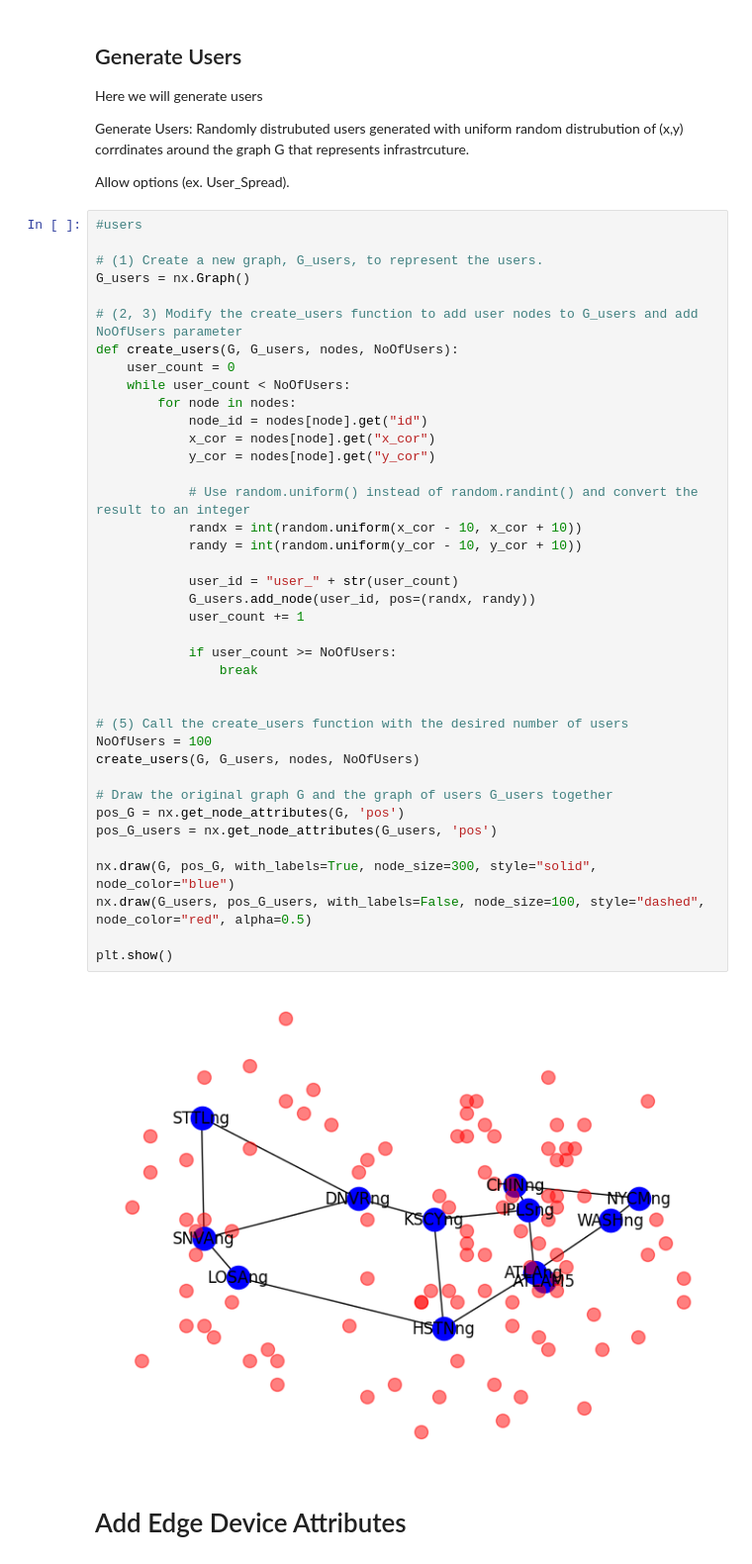
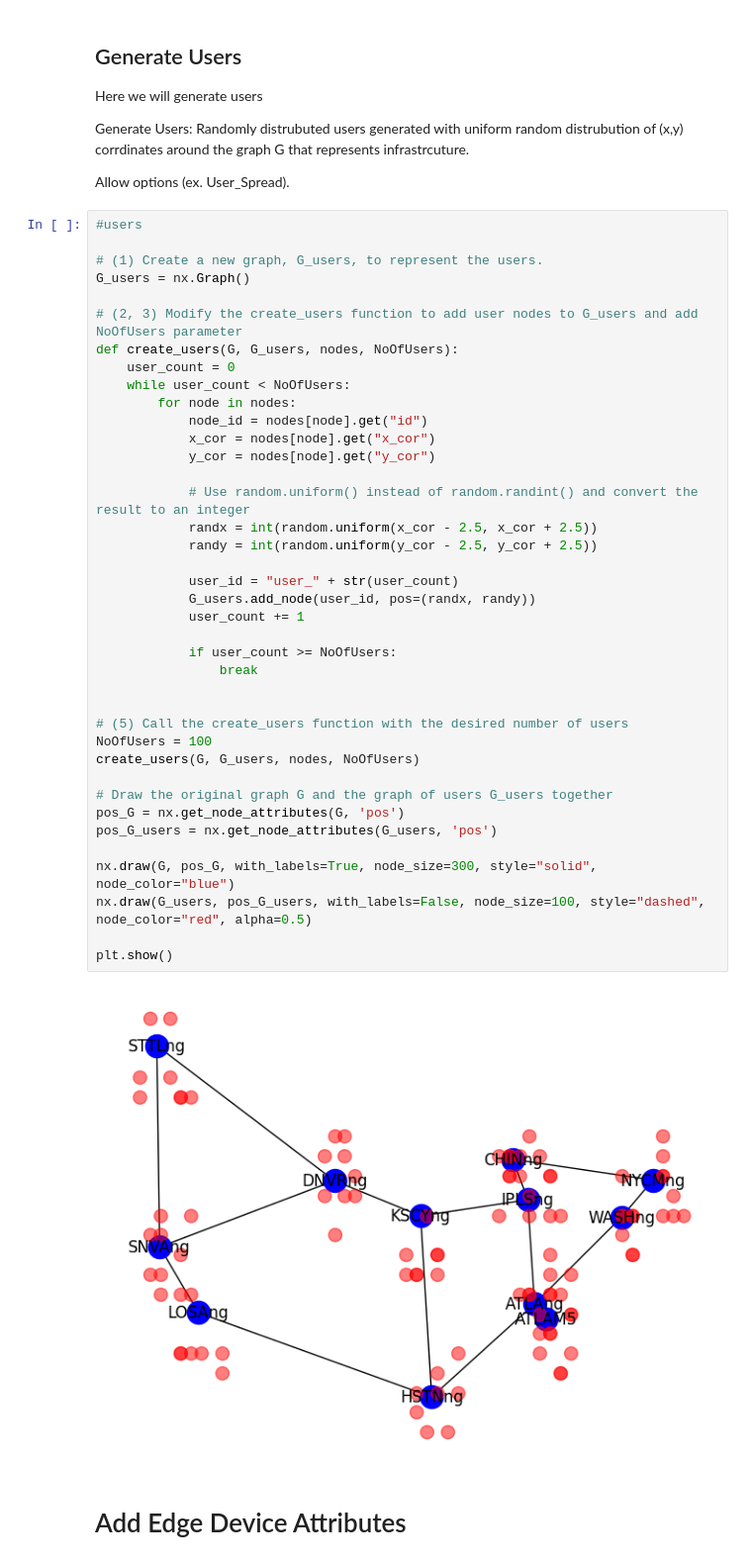
Before and after one commit to yrafique/VNF-python, a Jupyter notebook: Import_NetworkImport.ipynb, the cells around one changed output. Shown at 99% size. Drawn from its saved outputs; the diff is of its cells as text.

```diff
--- a/Import_NetworkImport.ipynb
+++ b/Import_NetworkImport.ipynb
@@ -150,36 +150,36 @@ def create_users(G, G_users, nodes, NoOfUsers):
     user_count = 0
     while user_count < NoOfUsers:
         for node in nodes:
             node_id = nodes[node].get("id")
             x_cor = nodes[node].get("x_cor")
             y_cor = nodes[node].get("y_cor")
 
             # Use random.uniform() instead of random.randint() and convert the result to an integer
-            randx = int(random.uniform(x_cor - 10, x_cor + 10))
-            randy = int(random.uniform(y_cor - 10, y_cor + 10))
+            randx = int(random.uniform(x_cor - 2.5, x_cor + 2.5))
+            randy = int(random.uniform(y_cor - 2.5, y_cor + 2.5))
 
             user_id = "user_" + str(user_count)
             G_users.add_node(user_id, pos=(randx, randy))
             user_count += 1
 
             if user_count >= NoOfUsers:
                 break
 
 
 # (5) Call the create_users function with the desired number of users
 NoOfUsers = 100
 create_users(G, G_users, nodes, NoOfUsers)
 
 # Draw the original graph G and the graph of users G_users together
 pos_G = nx.get_node_attributes(G, 'pos')
 pos_G_users = nx.get_node_attributes(G_users, 'pos')
 
 nx.draw(G, pos_G, with_labels=True, node_size=300, style="solid", node_color="blue")
 nx.draw(G_users, pos_G_users, with_labels=False, node_size=100, style="dashed", node_color="red", alpha=0.5)
 
 plt.show()
 # %% [output]
-[figure, old version]
+[figure, new version]
 # %% [markdown]
 # Add Edge Device Attributes
 # %%
```
Also changed, not shown: parts of 3 cells of this notebook, 22 other files.
